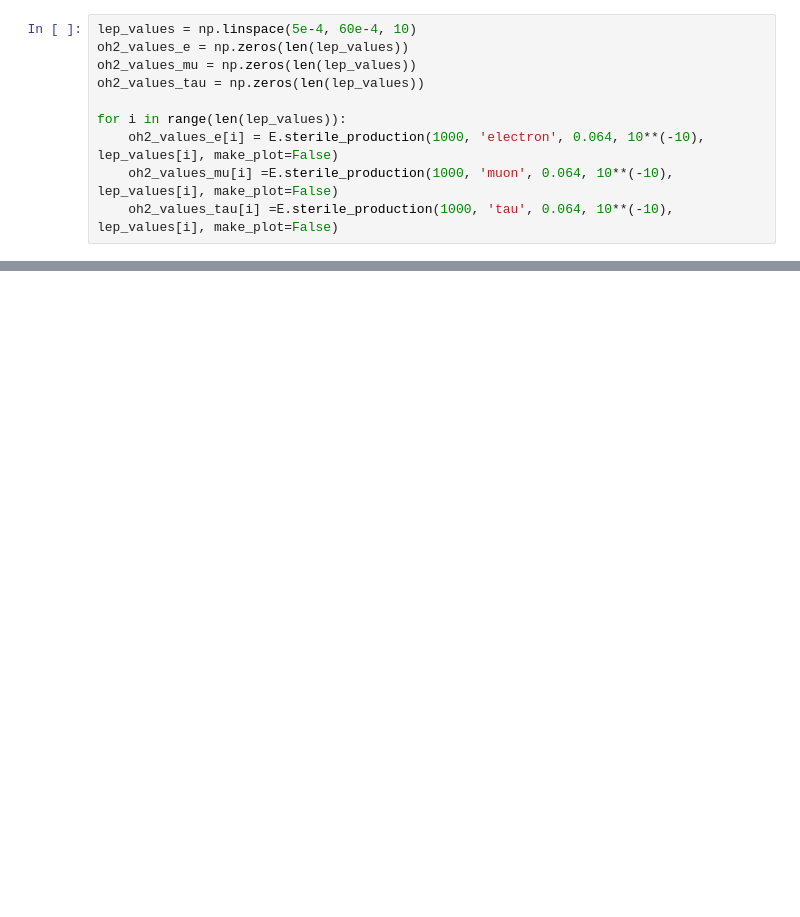
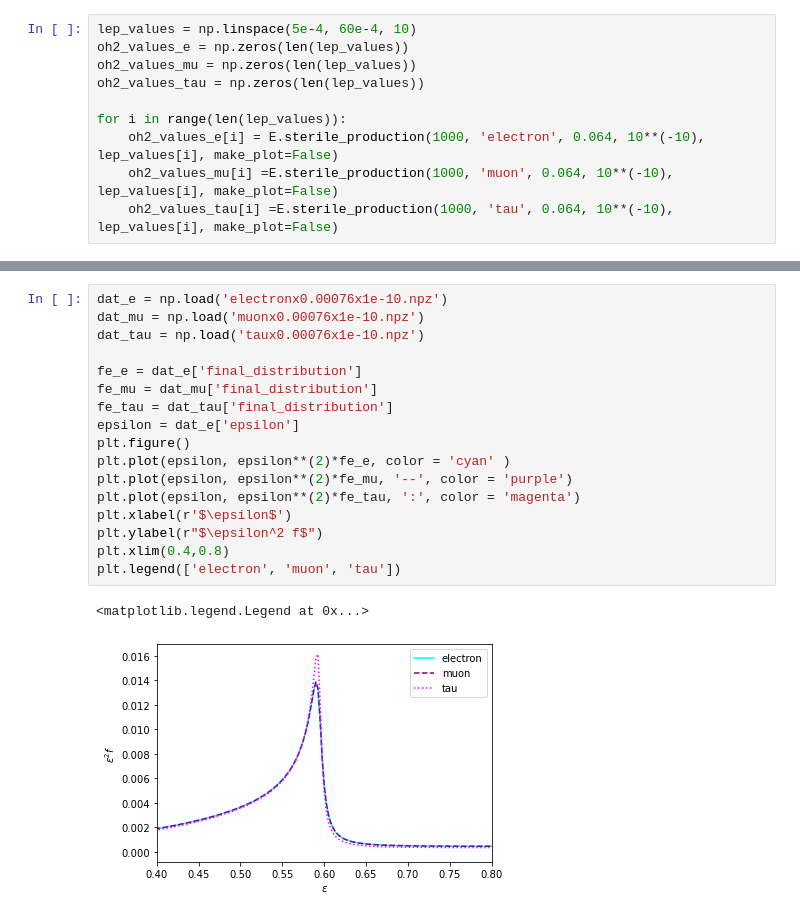
Before and after one commit to nuLABatUSD/dm_sterile_production, a Jupyter notebook: Testing_Sterile_Production_function.ipynb, the cells around one changed output, grey strips where cells are left out. Saved outputs shown, nothing was run; the diff lists cells and outputs as text; blank space fills up the shorter version.

```diff
--- a/Testing_Sterile_Production_function.ipynb
+++ b/Testing_Sterile_Production_function.ipynb
@@ -25,0 +38,20 @@ plt.plot(lep_values, oh2_values_tau)
+# %%
+dat_e = np.load('electronx0.00076x1e-10.npz')
+dat_mu = np.load('muonx0.00076x1e-10.npz')
+dat_tau = np.load('taux0.00076x1e-10.npz')
+
+fe_e = dat_e['final_distribution']
+fe_mu = dat_mu['final_distribution']
+fe_tau = dat_tau['final_distribution']
+epsilon = dat_e['epsilon']
+plt.figure()
+plt.plot(epsilon, epsilon**(2)*fe_e, color = 'cyan' )
+plt.plot(epsilon, epsilon**(2)*fe_mu, '--', color = 'purple')
+plt.plot(epsilon, epsilon**(2)*fe_tau, ':', color = 'magenta')
+plt.xlabel(r'$\epsilon$')
+plt.ylabel(r"$\epsilon^2 f$")
+plt.xlim(0.4,0.8)
+plt.legend(['electron', 'muon', 'tau'])
+# %% [output]
+<matplotlib.legend.Legend at 0x...>
+[figure, added]
```
Also changed, not shown: parts of 8 cells of this notebook.
